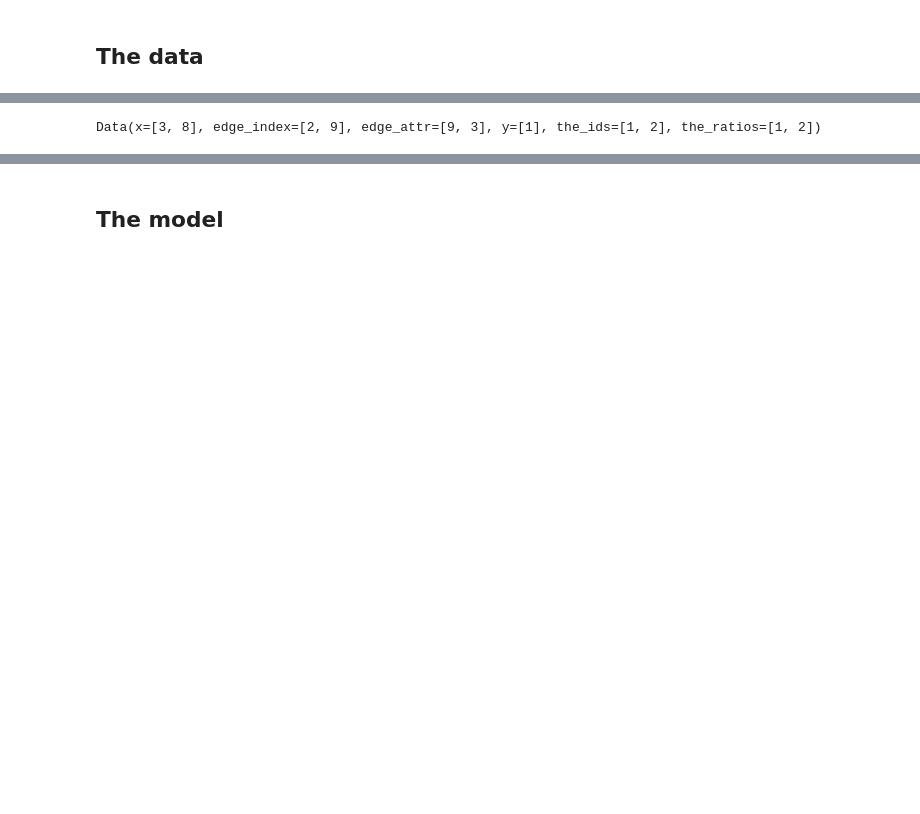
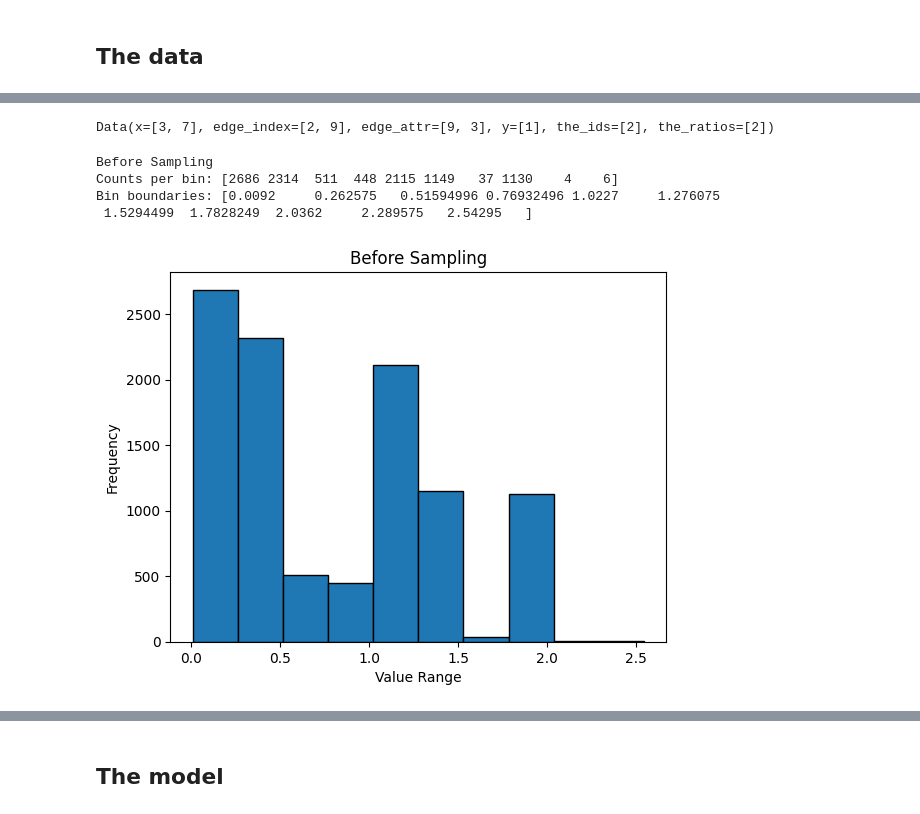
Before and after one commit to AdamKimhub/orginal-GNN-on-crystalline-materials, a Jupyter notebook: model_build.ipynb, the cells around one changed output, grey strips where cells are left out. Saved outputs shown, nothing was run; the diff lists cells and outputs as text; code cells hidden in the pictures; blank space fills up the shorter version.

```diff
--- a/model_build.ipynb
+++ b/model_build.ipynb
@@ -58,5 +62,0 @@ Working on high_P...
-# %%
-# full_train_graphs[0]
-sample_train_graphs[0]
-# %% [output]
-Data(x=[3, 8], edge_index=[2, 9], edge_attr=[9, 3], y=[1], the_ids=[1, 2], the_ratios=[1, 2])
@@ -62,0 +79,4 @@ Data(x=[3, 8], edge_index=[2, 9], edge_attr=[9, 3], y=[1], the_ids=[1, 2], the_r
+# %%
+train_graphs[0]
+# %% [output]
+Data(x=[3, 7], edge_index=[2, 9], edge_attr=[9, 3], y=[1], the_ids=[2], the_ratios=[2])
@@ -62,0 +116,31 @@ Data(x=[3, 8], edge_index=[2, 9], edge_attr=[9, 3], y=[1], the_ids=[1, 2], the_r
+# %%
+# Sample_train_graphs
+
+print("Before Sampling")
+
+train_targets = [train_graphs[i].y.numpy()[0] for i in range(len(train_graphs))]
+
+hist, bin_edges = np.histogram(train_targets, bins=10)
+
+# frequency per bin
+freq = hist + 1e-6
+
+# inverse frequency weights
+bin_weights = 1.0 / freq
+
+
+print("Counts per bin:", hist)
+print("Bin boundaries:", bin_edges)
+
+# 2. Graphically plot the computed data
+plt.bar(bin_edges[:-1], hist, width=np.diff(bin_edges), edgecolor="black", align="edge")
+plt.title("Before Sampling")
+plt.xlabel("Value Range")
+plt.ylabel("Frequency")
+plt.show()
+# %% [output]
+Before Sampling
+Counts per bin: [2686 2314  511  448 2115 1149   37 1130    4    6]
+Bin boundaries: [0.0092     0.262575   0.51594996 0.76932496 1.0227     1.276075
+ 1.5294499  1.7828249  2.0362     2.289575   2.54295   ]
+[figure, added]
```
Also changed, not shown: parts of 17 cells of this notebook, 3 other files.
